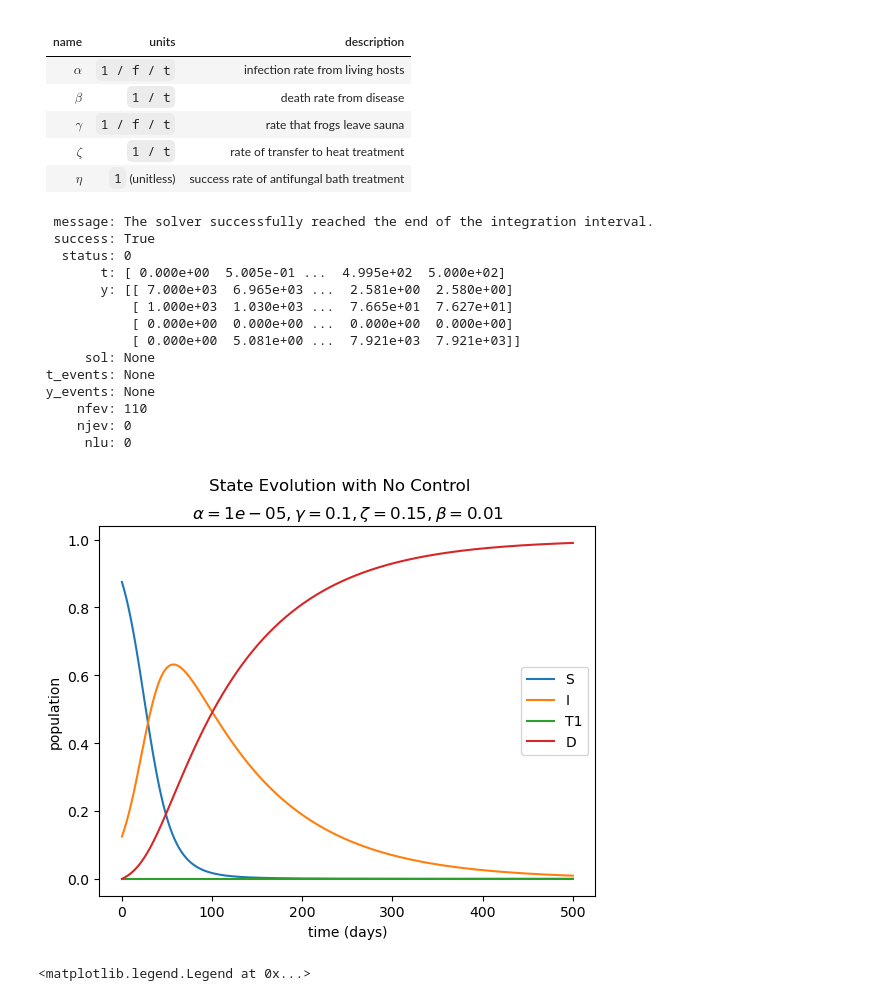
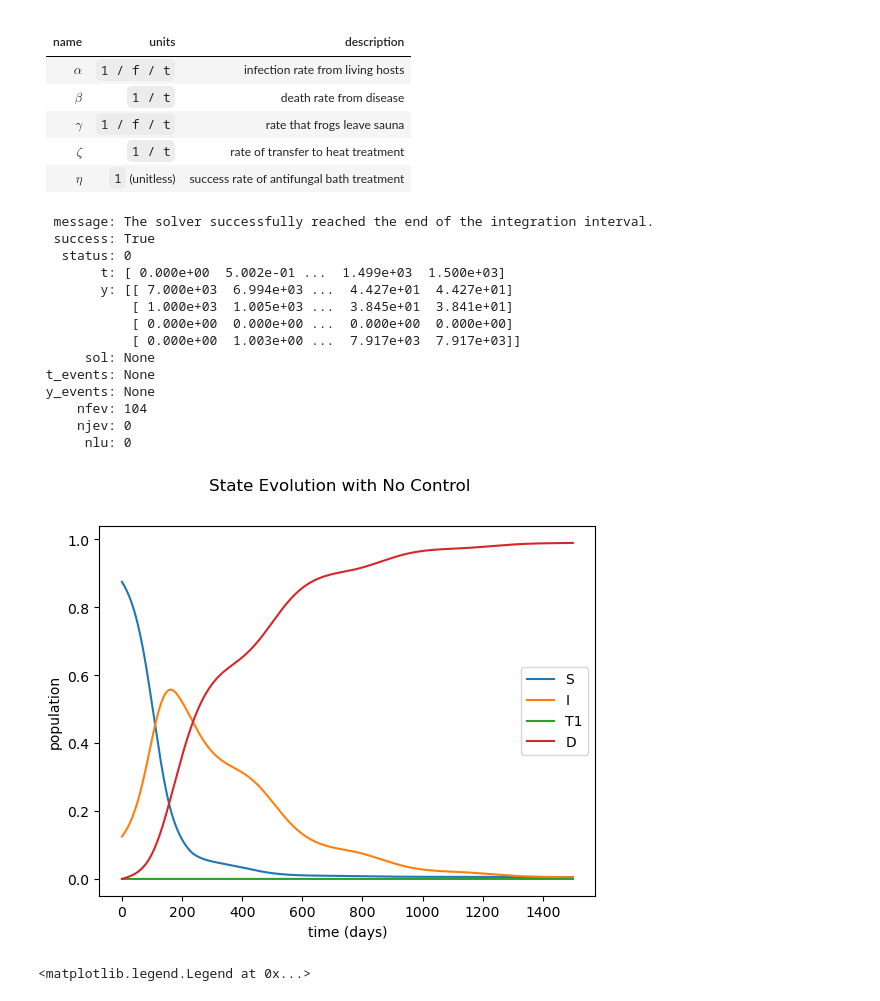
Before and after one commit to ACME-Vol4-Project1/save-axolotls-control, a Jupyter notebook: test_model.ipynb, the cells around one changed output. Saved outputs shown, nothing was run; the diff lists cells and outputs as text; code cells hidden in the pictures.

```diff
--- a/test_model.ipynb
+++ b/test_model.ipynb
@@ -23,25 +23,30 @@ $\gamma$ | `1 / f / t` | rate that frogs leave sauna
 $\zeta$ | `1 / t` | rate of transfer to heat treatment
 $\eta$ | `1` (unitless) | success rate of antifungal bath treatment
 # %%
-# No Controls, autonomous evolution
+# No Controls, autonomous evolution, seasonal
 
-tsteps = 1000
+tsteps = 3000
 
 # params
 y_init = np.array([7000, 1000, 0, 0]) # 4k for y_init susceptible and infected
-alpha, gamma, zeta, beta = .00001, 0.1, 0.15, 0.01 # central time average parameter estimates
+gamma, zeta = 0.1, 0.15 # central time average parameter estimates
 K, eta, xi = lambda u1: 365 * u1 / 2, lambda u2: 1, lambda u2, I: u2 / (I + 50) / 100 # control functions
 control1 = 0, 0 # we have no frog hotels
 control2 = K, eta, xi # other parameters
 
+# season starts in summer
+theta = lambda t: 2 * np.pi * t / 365
+alpha = lambda theta: 0.0000025 * (1 + 0.5 * np.cos(theta + 1.25 * np.pi)) # seasonal alpha
+beta = lambda theta: ((0.002 + 0.006) + (0.006 - 0.002) * np.cos(theta + np.pi))/2 # seasonal beta
+
 # solve for tf days
-t0, tf = 0, 500
+t0, tf = 0, 1500
 sol = solve_ivp(
     m.model_equation,
     t_span=[t0, tf],
     y0=y_init,
     t_eval=np.linspace(t0, tf, tsteps),
-    args=[control1, control2, alpha, gamma, zeta, beta]
+    args=[theta, control1, control2, alpha, gamma, zeta, beta]
     )
 
 display(sol)
@@ -54,40 +59,38 @@ plt.plot(sol.t, sol.y[3] / np.sum(y_init), label="D")
 
 # label the graph
 plt.suptitle(fr"State Evolution with No Control")
-plt.title(fr"$\alpha = {alpha}, \gamma = {gamma}, \zeta = {zeta}, \beta = {beta}$")
 plt.xlabel("time (days)")
 plt.ylabel("population")
 plt.legend()
 
 plt.show()
 
 # log log
 
 plt.semilogy(sol.t, sol.y[0] / np.sum(y_init), label='S')
 plt.semilogy(sol.t, sol.y[1] / np.sum(y_init), label="I")
 plt.semilogy(sol.t, sol.y[2] / np.sum(y_init), label="T1")
 plt.semilogy(sol.t, sol.y[3] / np.sum(y_init), label="D")
 
 # label the graph
 plt.suptitle(fr"State Evolution with No Control")
-plt.title(fr"$\alpha = {alpha}, \gamma = {gamma}, \zeta = {zeta}, \beta = {beta}$")
 plt.xlabel("time (days)")
 plt.ylabel("population")
 plt.legend()
 # %% [output]
   message: The solver successfully reached the end of the integration interval.
   success: True
    status: 0
-        t: [ 0.000e+00  5.005e-01 ...  4.995e+02  5.000e+02]
-        y: [[ 7.000e+03  6.965e+03 ...  2.581e+00  2.580e+00]
-            [ 1.000e+03  1.030e+03 ...  7.665e+01  7.627e+01]
+        t: [ 0.000e+00  5.002e-01 ...  1.499e+03  1.500e+03]
+        y: [[ 7.000e+03  6.994e+03 ...  4.427e+01  4.427e+01]
+            [ 1.000e+03  1.005e+03 ...  3.845e+01  3.841e+01]
             [ 0.000e+00  0.000e+00 ...  0.000e+00  0.000e+00]
-            [ 0.000e+00  5.081e+00 ...  7.921e+03  7.921e+03]]
+            [ 0.000e+00  1.003e+00 ...  7.917e+03  7.917e+03]]
       sol: None
  t_events: None
  y_events: None
-     nfev: 110
+     nfev: 104
      njev: 0
       nlu: 0
-[figure, old version]
+[figure, new version]
 <matplotlib.legend.Legend at 0x...>
```
Also changed, not shown: parts of 4 cells of this notebook, 3 other files.
